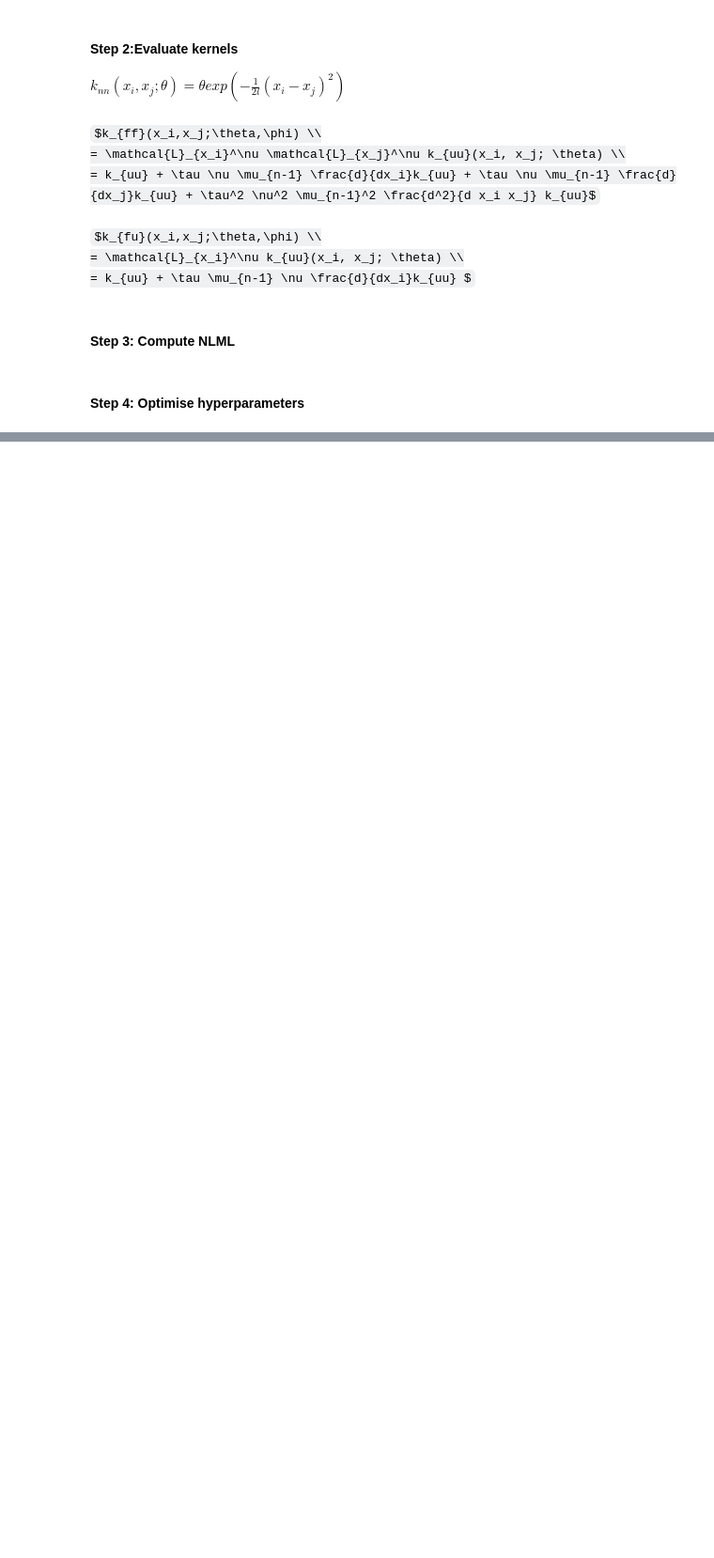
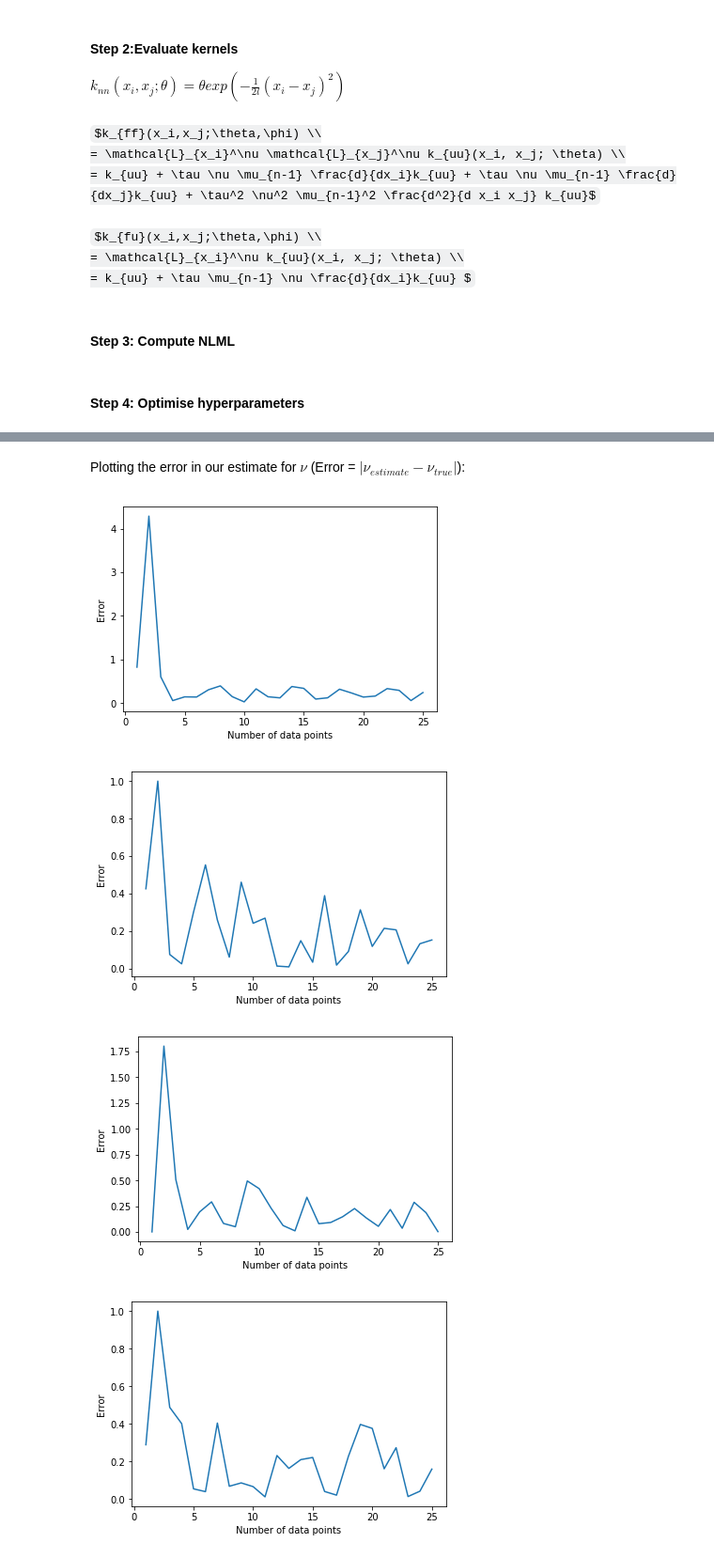
Before and after one commit to ratnania/mlhiphy, a Jupyter notebook: burgers_equation/burgerseq_mod.ipynb, the cells around one changed output, grey strips where cells are left out. Shown at 94% size. Cells and saved outputs as stored; diff of their text form; code cells hidden in the pictures; some formulas as TeX source; blank space fills up the shorter version.

```diff
--- a/burgers_equation/burgerseq_mod.ipynb
+++ b/burgers_equation/burgerseq_mod.ipynb
@@ -128,7 +130,7 @@ def nlml(params, x, y1, y2, s):
 # %% [markdown]
 #### Step 4: Optimise hyperparameters
 # %%
-m = minimize(nlml, np.random.rand(3), args=(x, y_u, y_f, 1e-3), method="Nelder-Mead", options = {'maxiter' : 1000})
+m = minimize(nlml, np.random.rand(3), args=(x, y_u, y_f, 1e-7), method="Nelder-Mead", options = {'maxiter' : 1000})
 # %%
 m.x[2]
 # %% [output]
@@ -149,0 +154,27 @@ m
+# %%
+res = np.zeros((5,25))
+timing = np.zeros((5,25))
+warnings.filterwarnings("ignore")
+for k in range(5):
+    for n in range(25):
+        start_time = time.time()
+        (x, y_u, y_f) = get_simulated_data(tau, n)
+        m = minimize(nlml, np.random.rand(3), args=(x, y_u, y_f, 1e-7), method="Nelder-Mead")
+        res[k][n] = m.x[2]
+        timing[k][n] = time.time() - start_time
+# %% [markdown]
+Plotting the error in our estimate for $\nu$ (Error = $| \nu_{estimate} - \nu_{true} |$):
+# %%
+lin = np.linspace(1, res.shape[1], res.shape[1])
+ones = np.ones(res.shape[1])
+
+for i in range(res.shape[0]):
+    plt.plot(lin, np.abs(res[i,:] - ones))
+    plt.ylabel('Error')
+    plt.xlabel('Number of data points')
+    plt.show()
+# %% [output]
+[figure, added]
+[figure, added]
+[figure, added]
+[figure, added]
```
Also changed, not shown: parts of 10 cells of this notebook, 1 other file.
